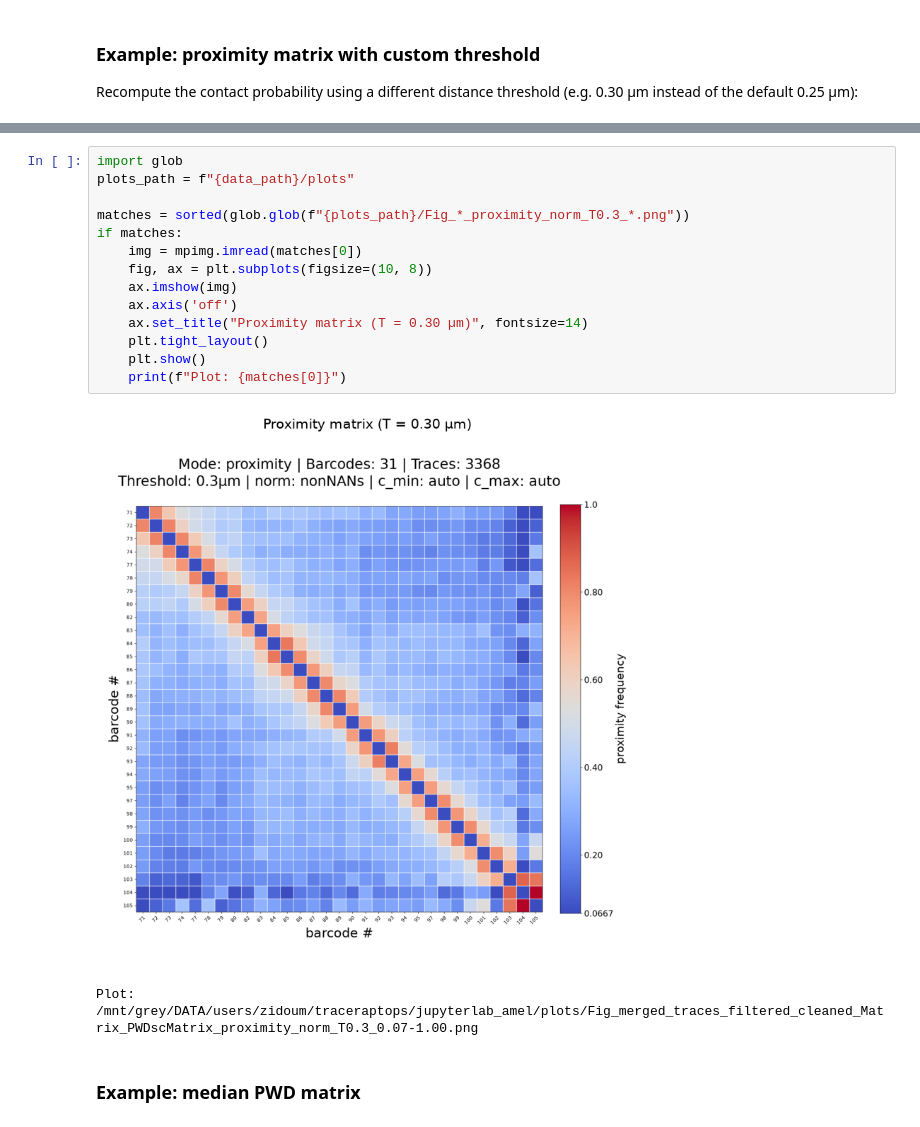
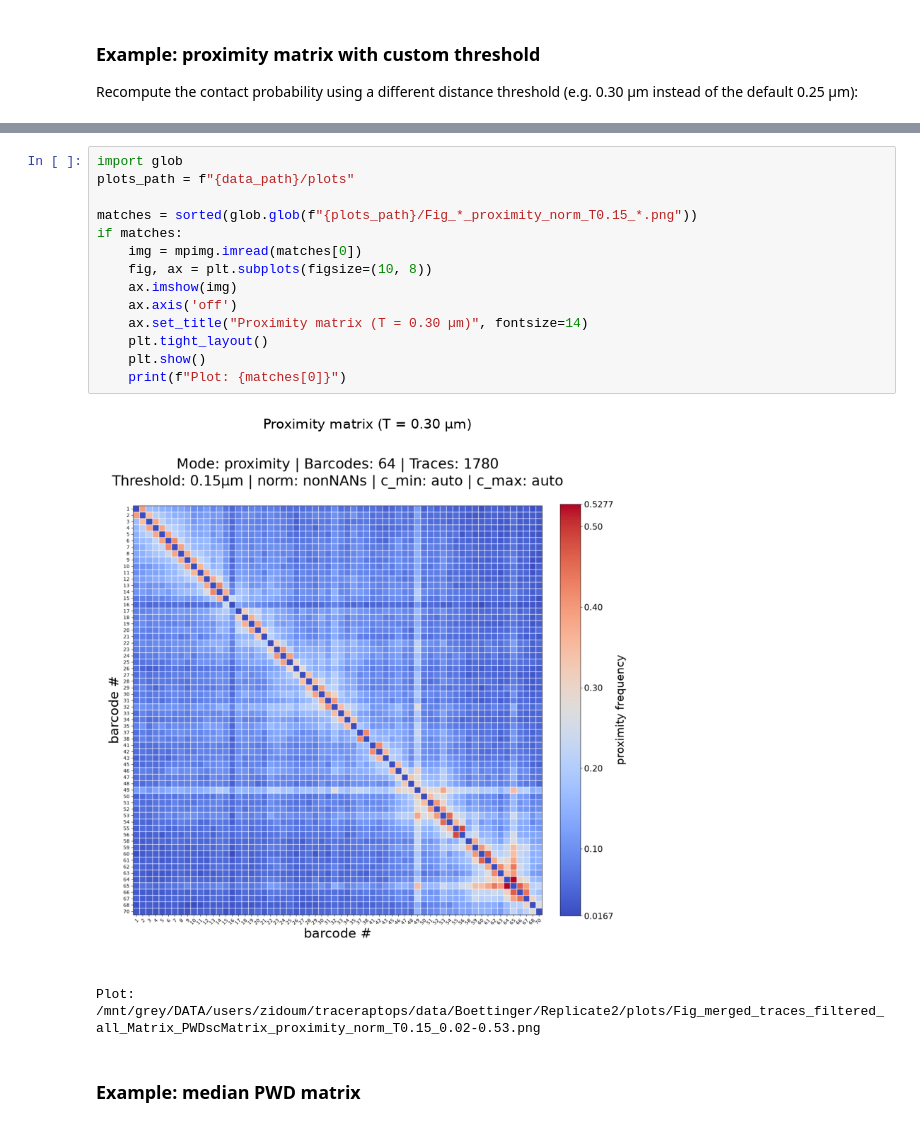
Before and after one commit to pyHi-M/traceratops, a Jupyter notebook: docs/source/tutorials/tutorial_07_matrix_visualization.ipynb, the cells around one changed output, grey strips where cells are left out. Cells and saved outputs as stored; diff of their text form.

Commit message:
update jupyter labs

```diff
--- a/docs/source/tutorials/tutorial_07_matrix_visualization.ipynb
+++ b/docs/source/tutorials/tutorial_07_matrix_visualization.ipynb
@@ -236,20 +237,20 @@ Output data: /mnt/grey/DATA/users/zidoum/traceraptops/jupyterlab_amel/plots/Fig_
 # %%
 import glob
 plots_path = f"{data_path}/plots"
 
-matches = sorted(glob.glob(f"{plots_path}/Fig_*_proximity_norm_T0.3_*.png"))
+matches = sorted(glob.glob(f"{plots_path}/Fig_*_proximity_norm_T0.15_*.png"))
 if matches:
     img = mpimg.imread(matches[0])
     fig, ax = plt.subplots(figsize=(10, 8))
     ax.imshow(img)
     ax.axis('off')
     ax.set_title("Proximity matrix (T = 0.30 µm)", fontsize=14)
     plt.tight_layout()
     plt.show()
     print(f"Plot: {matches[0]}")
 # %% [output]
-[figure, old version]
+[figure, new version]
-Plot: /mnt/grey/DATA/users/zidoum/traceraptops/jupyterlab_amel/plots/Fig_merged_traces_filtered_cleaned_Matrix_PWDscMatrix_proximity_norm_T0.3_0.07-1.00.png
+Plot: /mnt/grey/DATA/users/zidoum/traceraptops/data/Boettinger/Replicate2/plots/Fig_merged_traces_filtered_all_Matrix_PWDscMatrix_proximity_norm_T0.15_0.02-0.53.png
 # %% [markdown]
 ### Example: median PWD matrix
 # %%
```
Also changed, not shown: parts of 8 cells of this notebook, 7 other files.
